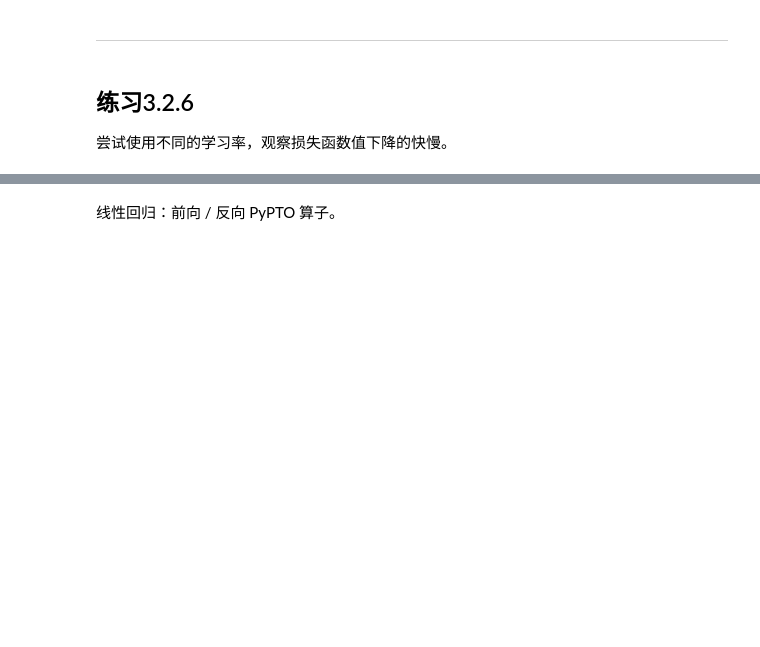
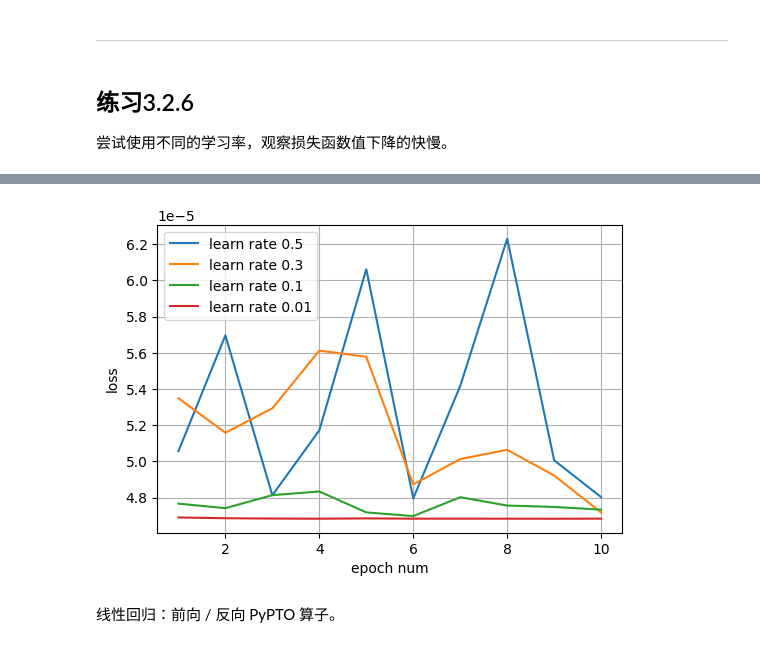
Before and after one commit to hicann/cann-learning-hub, a Jupyter notebook: contrib/tutorials/d2l_ai_pypto/03_pypto_linear_networks/answers/03.02_reference_answer.ipynb, the cells around one changed output, grey strips where cells are left out. Drawn from its saved outputs; the diff is of its cells as text; code cells hidden in the pictures; blank space fills up the shorter version.

```diff
--- a/contrib/tutorials/d2l_ai_pypto/03_pypto_linear_networks/answers/03.02_reference_answer.ipynb
+++ b/contrib/tutorials/d2l_ai_pypto/03_pypto_linear_networks/answers/03.02_reference_answer.ipynb
@@ -45,0 +58,19 @@ import pypto
+# %%
+import torch
+
+x = torch.randn(100, 1)
+y = 30 * x
+
+model = torch.nn.Linear(1, 1)
+criterion = torch.nn.MSELoss()
+optimizer = torch.optim.SGD(model.parameters(), lr=0.01)
+
+for epoch in range(500):
+    y_pred = model(x)
+    loss = criterion(y_pred, y)
+    optimizer.zero_grad()
+    loss.backward()
+    optimizer.step()
+
+print(model.weight)
+print(model.bias)
@@ -362,2 +417,72 @@ squared_loss_forward_kernel(y_hat, y_reshaped, out)
+# %%
+%matplotlib inline
+import random
+import torch
+import numpy as np
+import matplotlib.pyplot as plt
+
+def synthetic_data(w, b, num_examples):
+    X = torch.normal(0, 1, (num_examples, len(w)))
+    y = torch.matmul(X, w) + b
+    y += torch.normal(0, 0.01, y.shape)
+    return X, y.reshape((-1, 1))
+
+true_w = torch.tensor([2, -3.4])
+true_b = 4.2
+features, labels = synthetic_data(true_w, true_b, 1000)
+
+def data_iter(batch_size, features, labels):
+    num_examples = len(features)
+    indices = list(range(num_examples))
+    random.shuffle(indices)
+    for i in range(0, num_examples, batch_size):
+        batch_indices = torch.tensor(indices[i: min(i + batch_size, num_examples)])
+        yield features[batch_indices], labels[batch_indices]
+
+w = torch.normal(0, 0.01, size=(2,1), requires_grad=True)
+b = torch.zeros(1, requires_grad=True)
+
+def linreg(X, w, b):
+    return torch.matmul(X, w) + b
+
+def squared_loss(y_hat, y):
+    return (y_hat - y.reshape(y_hat.shape)) ** 2 / 2
+
+def sgd(params, lr, batch_size):
+    with torch.no_grad():
+        for param in params:
+            param -= lr * param.grad / batch_size
+            param.grad.zero_()
+
+lrs = [0.5, 0.3, 0.1, 0.01]
+num_epochs = 10
+net = linreg
+loss = squared_loss
+batch_size = 10
+
+all_lrs = []
+for lr in lrs:
+    train_lrs = []
+    for epoch in range(num_epochs):
+        for X, y in data_iter(batch_size, features, labels):
+            l = loss(net(X, w, b), y)
+            l.sum().backward()
+            sgd([w, b], lr, batch_size)
+        with torch.no_grad():
+            train_l = loss(net(features, w, b), labels)
+            train_lrs.append(float(train_l.mean()))
+    all_lrs.append(train_lrs)
+
+epochs = np.arange(1, num_epochs+1)
+fig, ax = plt.subplots(figsize=(6, 4))
+for i, lr in enumerate(lrs):
+    ax.plot(epochs, all_lrs[i], label=f'learn rate {lr}')
+ax.set_xlabel('epoch num')
+ax.set_ylabel('loss')
+ax.legend()
+ax.grid()
+plt.show()
+# %% [output]
+[figure, added]
 # %%
 %matplotlib inline
```
Also changed, not shown: parts of 38 cells of this notebook, 16 other files.
